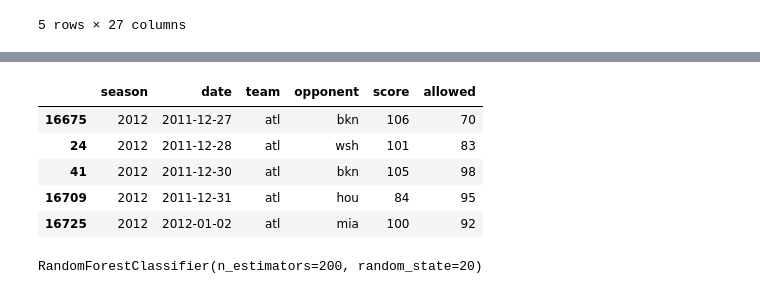
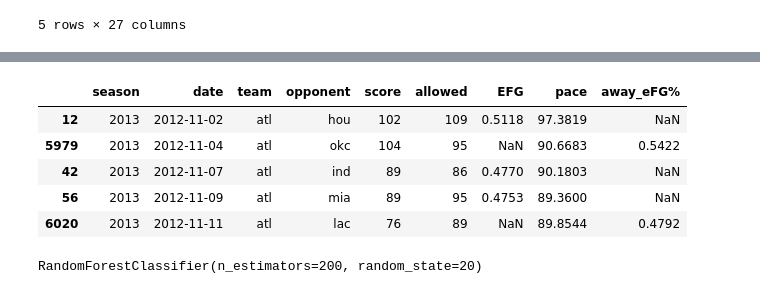
Before and after one commit to Ryan-Siglag/NBA-Score-Prediction, a Jupyter notebook: NBA_Totals.ipynb, the cells around one changed output, grey strips where cells are left out. Cells and saved outputs as stored; diff of their text form; code cells hidden in the pictures.

```diff
--- a/NBA_Totals.ipynb
+++ b/NBA_Totals.ipynb
@@ -30,0 +104,30 @@ df.head()
+# %%
+home_stats = box_score_df.rename(columns={
+    'gmDate' : 'date',
+    'teamAbbr': 'home',
+    'teamEFG%': 'home_eFG%',
+    'pace': 'home_pace'
+})
+
+away_stats = box_score_df.rename(columns={
+    'gmDate' : 'date',
+    'teamAbbr': 'away',
+    'teamEFG%': 'away_eFG%',
+    'pace': 'away_pace'
+})
+# %%
+df = df.merge(
+    home_stats,
+    on=['date', 'home'],
+    how='left'
+)
+df = df.merge(
+    away_stats,
+    on=['date', 'away'],
+    how='left'
+)
+# %%
+df[['home_eFG%', 'away_eFG%', 'home_pace', 'away_pace']].isna().mean()
+df = df.dropna(
+    subset=['home_eFG%', 'away_eFG%', 'home_pace', 'away_pace']
+)
@@ -35,8 +156,8 @@ recent_avg = 5  # number of previous games to compute recent averages
 #Filter regular season
 df_reg = df[df["regular"] == True].copy()
 
-#Filter out 2014+
-df_reg = df_reg[df_reg["season"] >= 2012]
+#Filter out dates
+# df_reg = df_reg[df_reg["season"] >= 2012]
 
 #Format date
 df_reg["date"] = pd.to_datetime(df_reg["date"])
@@ -44,24 +165,24 @@ df_reg["date"] = pd.to_datetime(df_reg["date"])
 # Sort so rolling windows work correctly (team-by-team, by date)
 df_reg = df_reg.sort_values(["season", "date"])
 # %%
-home_df = df_reg[["season", "date", "home", "away", "score_home", "score_away"]].rename(
-    columns={"home": "team", "away": "opponent", "score_home": "score", "score_away": "allowed"}
+home_df = df_reg[["season", "date", "home", "away", "score_home", "score_away", "home_eFG%", "home_pace"]].rename(
+    columns={"home": "team", "away": "opponent", "score_home": "score", "score_away": "allowed", "home_eFG%": "EFG", "home_pace": "pace"}
 )
 
-away_df = df_reg[["season", "date", "away", "home", "score_away", "score_home"]].rename(
-    columns={"away": "team", "home": "opponent", "score_away": "score", "score_home": "allowed"}
+away_df = df_reg[["season", "date", "away", "home", "score_away", "score_home", "away_eFG%", "away_pace"]].rename(
+    columns={"away": "team", "home": "opponent", "score_away": "score", "score_home": "allowed", "away_eFG": "EFG", "away_pace": "pace"}
 )
 
 scores = pd.concat([home_df, away_df], ignore_index=True)
 scores = scores.sort_values(["team", "season", "date"])
 scores.head()
 # %% [output]
-|  | season | date | team | opponent | score | allowed |
-| 16675 | 2012 | 2011-12-27 | atl | bkn | 106 | 70 |
-| 24 | 2012 | 2011-12-28 | atl | wsh | 101 | 83 |
-| 41 | 2012 | 2011-12-30 | atl | bkn | 105 | 98 |
-| 16709 | 2012 | 2011-12-31 | atl | hou | 84 | 95 |
-| 16725 | 2012 | 2012-01-02 | atl | mia | 100 | 92 |
+|  | season | date | team | opponent | score | allowed | EFG | pace | away_eFG% |
+| 12 | 2013 | 2012-11-02 | atl | hou | 102 | 109 | 0.5118 | 97.3819 | NaN |
+| 5979 | 2013 | 2012-11-04 | atl | okc | 104 | 95 | NaN | 90.6683 | 0.5422 |
+| 42 | 2013 | 2012-11-07 | atl | ind | 89 | 86 | 0.4770 | 90.1803 | NaN |
+| 56 | 2013 | 2012-11-09 | atl | mia | 89 | 95 | 0.4753 | 89.3600 | NaN |
+| 6020 | 2013 | 2012-11-11 | atl | lac | 76 | 89 | NaN | 89.8544 | 0.4792 |
 # %%
 scores["recent_avg_score"] = (
     scores.groupby(["season", "team"])["score"]
```
Also changed, not shown: parts of 15 cells of this notebook.
